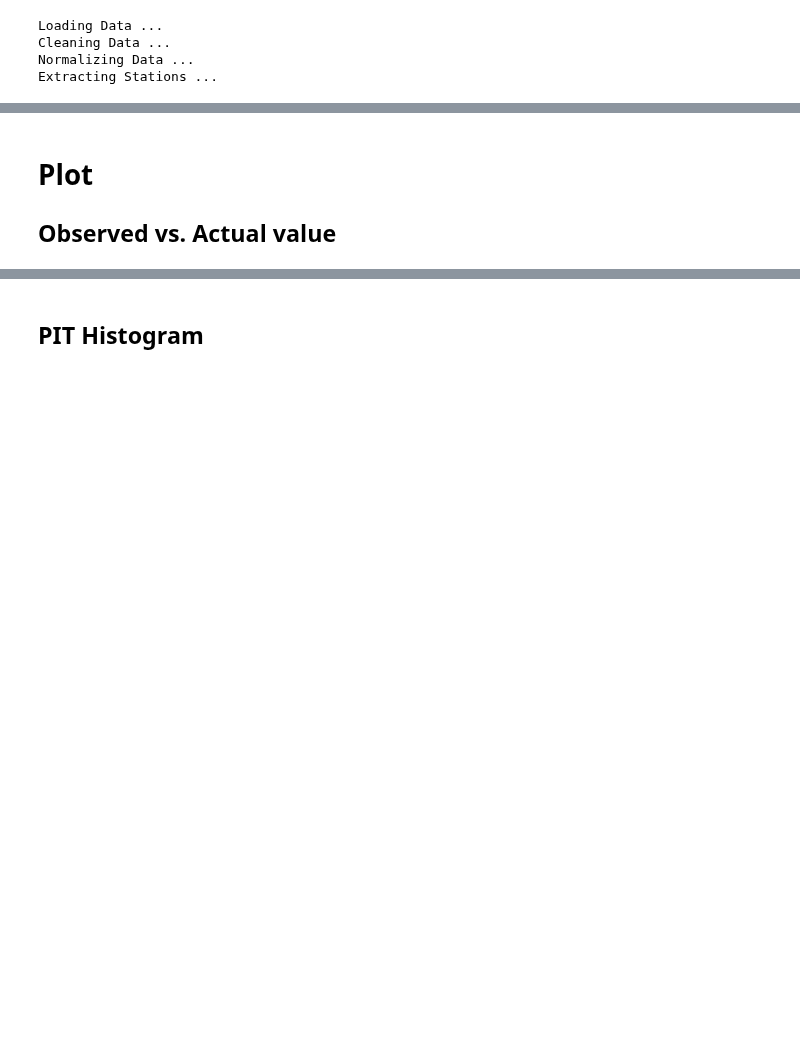
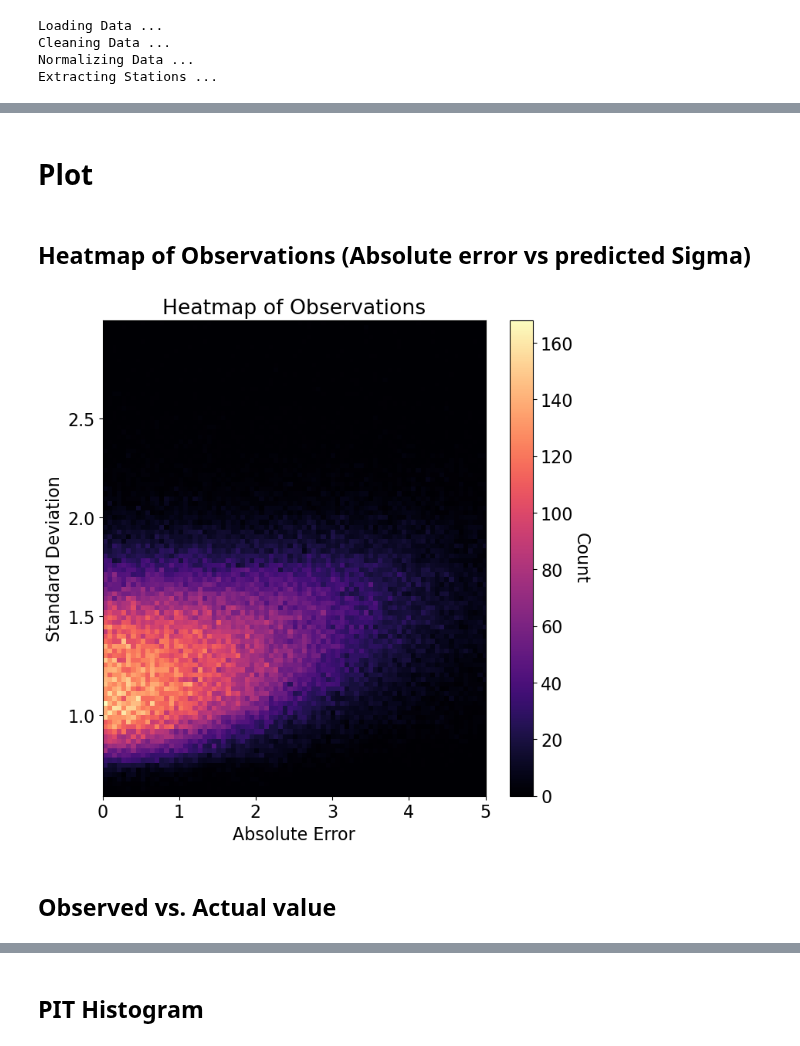
Before and after one commit to m-j-w-f/GNNPP, a Jupyter notebook: gnn/ensemble_test.ipynb, the cells around one changed output, grey strips where cells are left out. Saved outputs shown, nothing was run; the diff lists cells and outputs as text; code cells hidden in the pictures; blank space fills up the shorter version.

```diff
--- a/gnn/ensemble_test.ipynb
+++ b/gnn/ensemble_test.ipynb
@@ -217,5 +236,26 @@ tensor(0.7489, device='cuda:1')
+# %% [markdown]
+# Plot
+# %% [markdown]
+## Heatmap of Observations (Absolute error vs predicted Sigma)
+# %%
+plt.figure(figsize=(8,8))
+
+# Omit standard deviatons > 3 to make the plot better (plt.ylim has some errors)
+mask = sigma.flatten() <= 3 # insignificant amount of data in this area
+abs_error = np.abs(mu.flatten()-y)[mask]
+sigma_cut = sigma.flatten()[mask]
+
+plt.hist2d(abs_error, sigma_cut, bins=(300, 100), cmap='magma')
+plt.xlim(0, 5)
+cbar = plt.colorbar()
+cbar.set_label('Count', rotation=270, labelpad=15)
+plt.xlabel('Absolute Error')
+plt.ylabel('Standard Deviation')
+plt.title('Heatmap of Observations')
+plt.savefig(f"{save_path}/Heatmap_{name}.eps", format='eps', dpi=300, bbox_inches='tight')
+# %% [output]
+[figure, added]
 # %% [markdown]
-# Plot
 ## Observed vs. Actual value
 # %%
 plt.rcParams.update({'font.size': 16})
```
Also changed, not shown: parts of 11 cells of this notebook, 2 other files.
